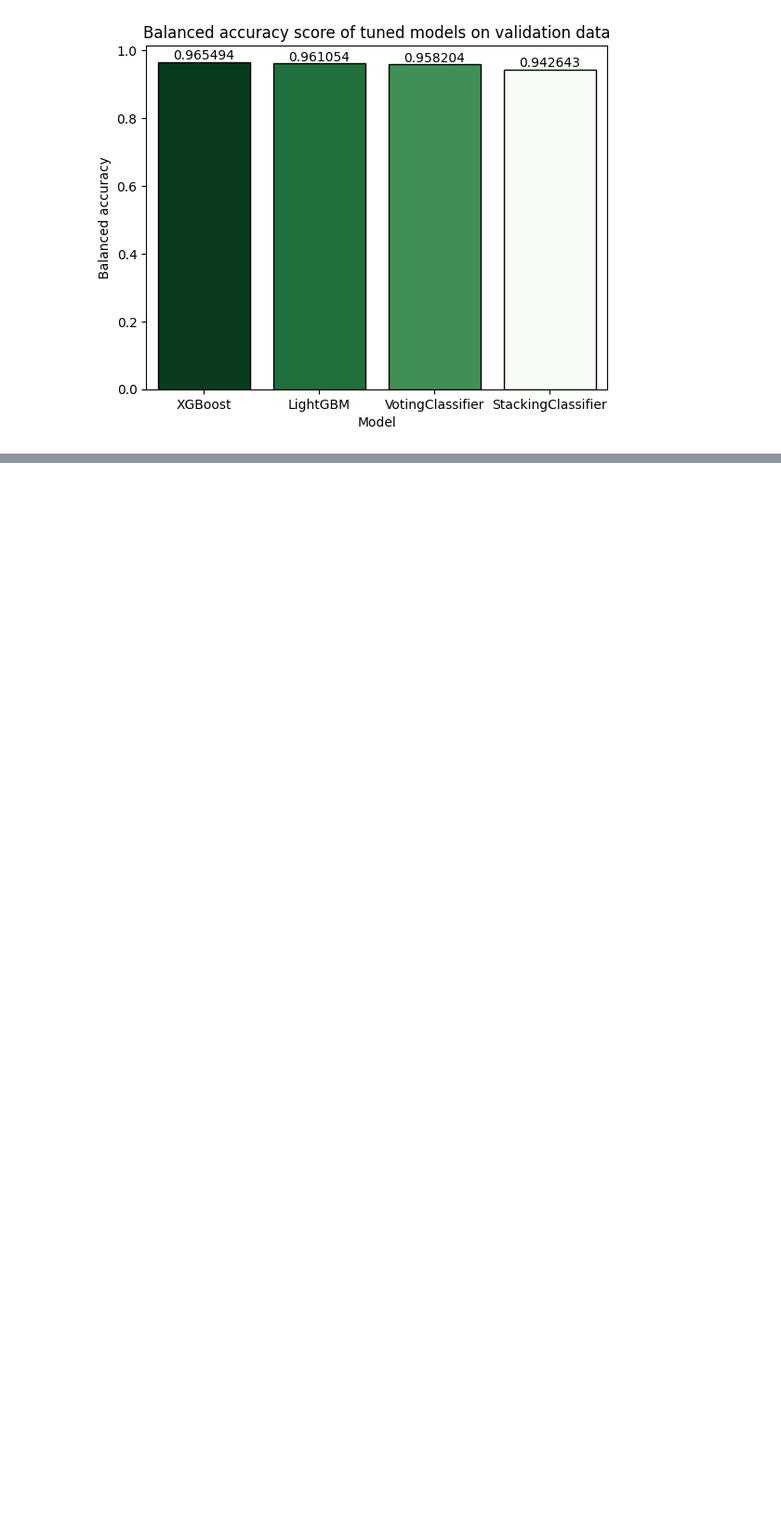
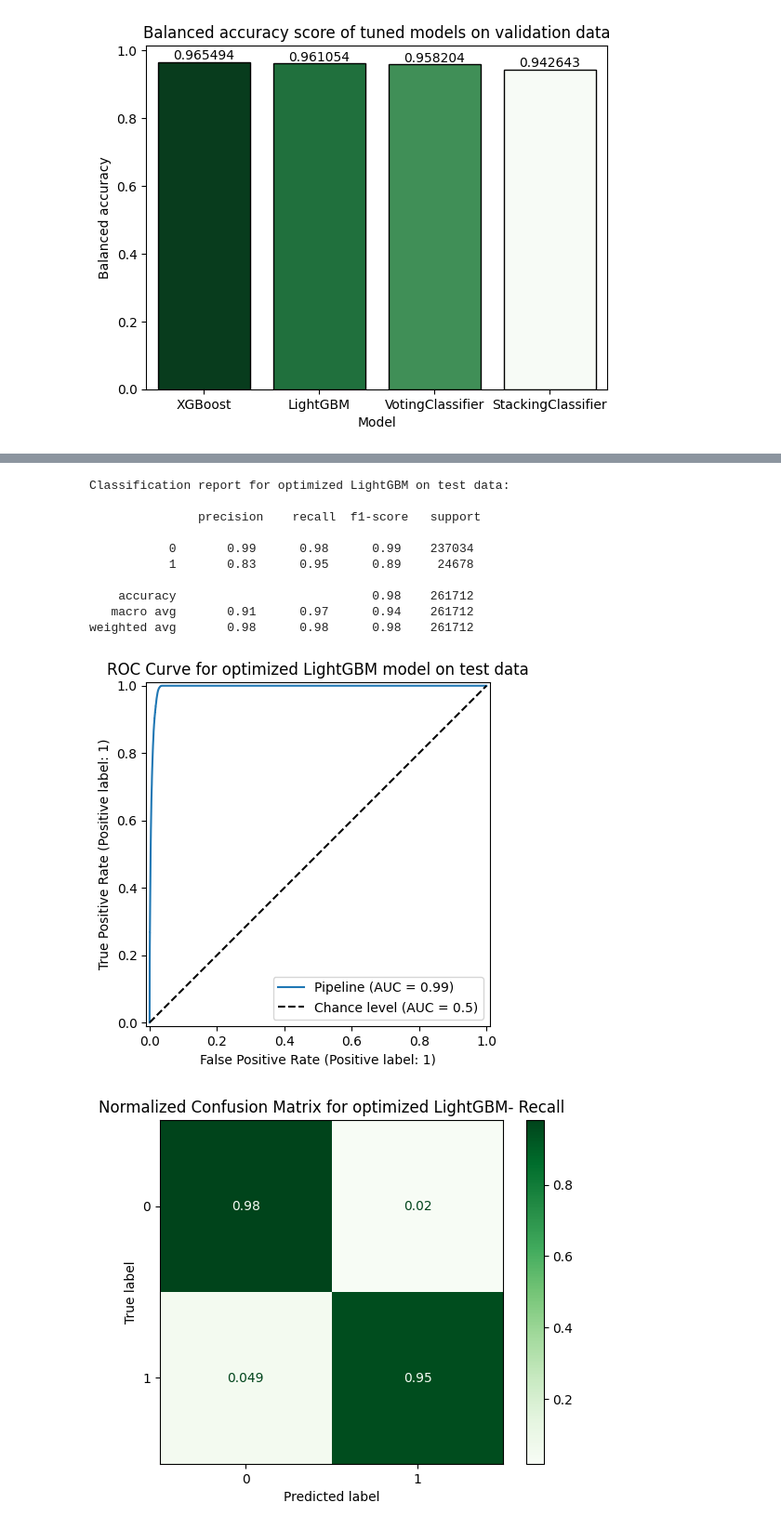
Before and after one commit to S84v/gst-analytics-hackathon, a Jupyter notebook: main.ipynb, the cells around one changed output, grey strips where cells are left out. Shown at 93% size. Cells and saved outputs as stored; diff of their text form; code cells hidden in the pictures; blank space fills up the shorter version.

```diff
--- a/main.ipynb
+++ b/main.ipynb
@@ -1731,0 +1769,47 @@ for col in model_scores_test.columns[1:]:
+# %%
+classification_report_LGBM = metrics.classification_report(np.ravel(ytest), lgbm_data_preprocess_pipeline.predict(xtest))
+print("Classification report for optimized LightGBM on test data: \n\n", classification_report_LGBM)
+
+roc_curve_test_LGBM = metrics.RocCurveDisplay.from_estimator(lgbm_data_preprocess_pipeline,
+                                                        xtest,
+                                                        np.ravel(ytest),
+                                                        plot_chance_level=True)
+plt.title('ROC Curve for optimized LightGBM model on test data')
+plt.show()
+
+ax = metrics.ConfusionMatrixDisplay.from_estimator(lgbm_data_preprocess_pipeline,
+                                                   xtest,
+                                                   np.ravel(ytest),
+                                                   normalize='true',
+                                                   cmap = 'Greens')
+plt.title('Normalized Confusion Matrix for optimized LightGBM- Recall')
+plt.show()
+
+ax = metrics.ConfusionMatrixDisplay.from_estimator(lgbm_data_preprocess_pipeline,
+                                                   xtest,
+                                                   np.ravel(ytest),
+                                                   normalize='pred',
+                                                   cmap = 'Greens')
+plt.title('Normalized Confusion Matrix for optimized LightGBM- Precision')
+plt.show()
+
+ax = metrics.ConfusionMatrixDisplay.from_estimator(lgbm_data_preprocess_pipeline,
+                                                   xtest,
+                                                   np.ravel(ytest),
+                                                   normalize='all',
+                                                   cmap = 'Greens')
+plt.title('Normalized Confusion Matrix for optimized LightGBM- All values')
+plt.show()
+# %% [output]
+Classification report for optimized LightGBM on test data:
+
+               precision    recall  f1-score   support
+
+           0       0.99      0.98      0.99    237034
+           1       0.83      0.95      0.89     24678
+
+    accuracy                           0.98    261712
+   macro avg       0.91      0.97      0.94    261712
+weighted avg       0.98      0.98      0.98    261712
+[figure, added]
+[figure, added]
```
Also changed, not shown: parts of 8 cells of this notebook.
